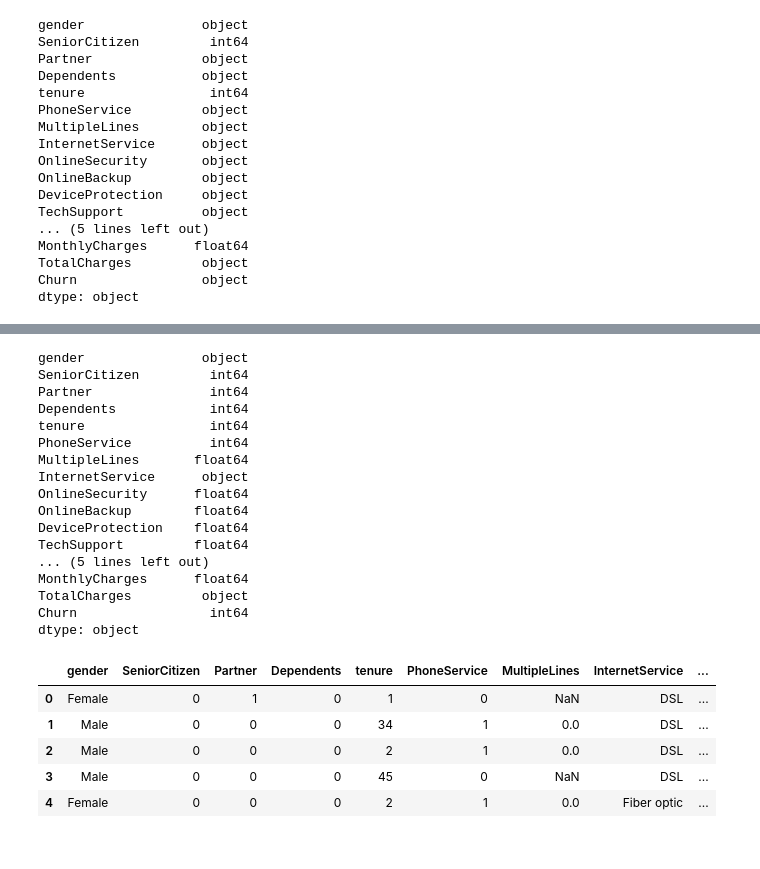
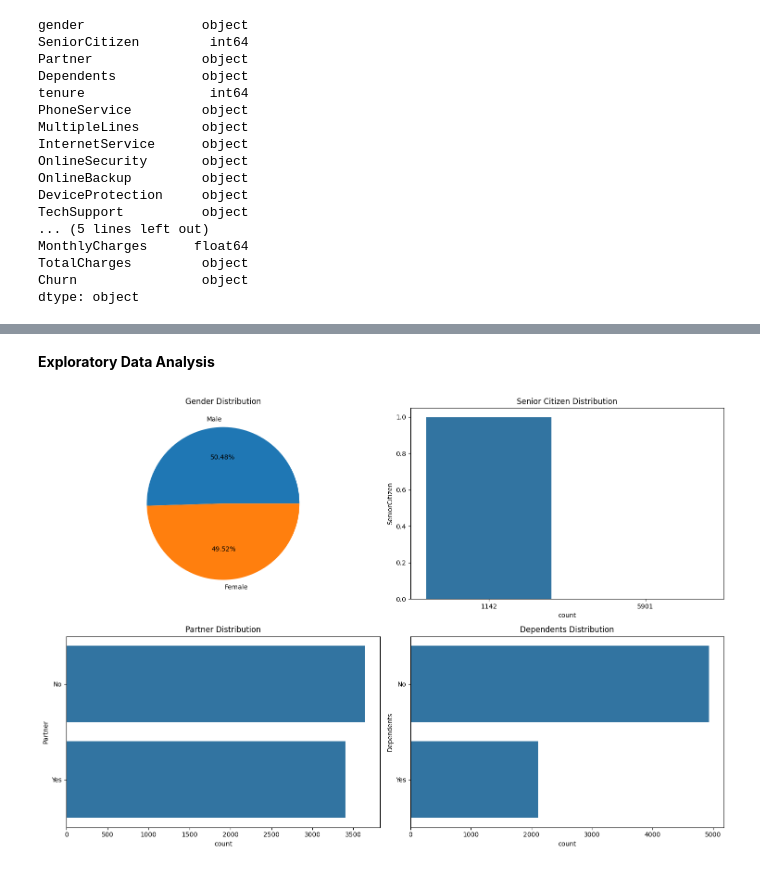
Before and after one commit to shriya7ise/ChurnPrediction, a Jupyter notebook: notebooks/data_processing.ipynb, the cells around one changed output, grey strips where cells are left out. Drawn from its saved outputs; the diff is of its cells as text; code cells hidden in the pictures.

Commit message:
update data_prepro

```diff
--- a/notebooks/data_processing.ipynb
+++ b/notebooks/data_processing.ipynb
@@ -87,5 +83,0 @@ d.head(1)
-# %%
-yes_no_columns = ['Partner', 'Dependents', 'PhoneService', 'MultipleLines',  'OnlineSecurity','OnlineBackup', 'DeviceProtection', 'TechSupport', 'StreamingTV', 'PaperlessBilling','StreamingMovies', 'Churn']
-
-for col in yes_no_columns:
-    d[col] = d[col].map({'Yes': 1, 'No': 0})
@@ -103,29 +83,0 @@ df = d.copy()
-# %%
-df.dtypes
-# %% [output]
-gender               object
-SeniorCitizen         int64
-Partner               int64
-Dependents            int64
-tenure                int64
-PhoneService          int64
-MultipleLines       float64
-InternetService      object
-OnlineSecurity      float64
-OnlineBackup        float64
-DeviceProtection    float64
-TechSupport         float64
-... (5 lines left out)
-MonthlyCharges      float64
-TotalCharges         object
-Churn                 int64
-dtype: object
-# %%
-df.head()
-# %% [output]
-|  | gender | SeniorCitizen | Partner | Dependents | tenure | PhoneService | MultipleLines | InternetService | ... |
-| 0 | Female | 0 | 1 | 0 | 1 | 0 | NaN | DSL | ... |
-| 1 | Male | 0 | 0 | 0 | 34 | 1 | 0.0 | DSL | ... |
-| 2 | Male | 0 | 0 | 0 | 2 | 1 | 0.0 | DSL | ... |
-| 3 | Male | 0 | 0 | 0 | 45 | 0 | NaN | DSL | ... |
-| 4 | Female | 0 | 0 | 0 | 2 | 1 | 0.0 | Fiber optic | ... |
@@ -133,0 +84,22 @@ d.to_csv('/Users/shriya/Documents/GitHub/logo_detect/ChurnPrediction/data/Cleane
+# %% [markdown]
+**Exploratory Data Analysis**
+# %%
+fig, ax = plt.subplots(2, 2, figsize=(15, 10))
+
+ax[0,0].pie(d['gender'].value_counts(), labels= ['Male' , 'Female'], autopct = '%1.2f%%')
+ax[0,0].set_title('Gender Distribution')
+
+sns.barplot(y=d['SeniorCitizen'].value_counts().index, x=d['SeniorCitizen'].value_counts(), ax=ax[0,1])
+ax[0,1].set_title('Senior Citizen Distribution')
+
+sns.barplot(y=d['Partner'].value_counts().index, x=d['Partner'].value_counts(), ax=ax[1,0])
+ax[1,0].set_title('Partner Distribution')
+
+sns.barplot(y=d['Dependents'].value_counts().index, x=d['Dependents'].value_counts(), ax=ax[1,1])
+ax[1,1].set_title('Dependents Distribution')
+
+
+plt.tight_layout()
+plt.show()
+# %% [output]
+[figure, added]
```
Also changed, not shown: parts of 6 cells of this notebook.
